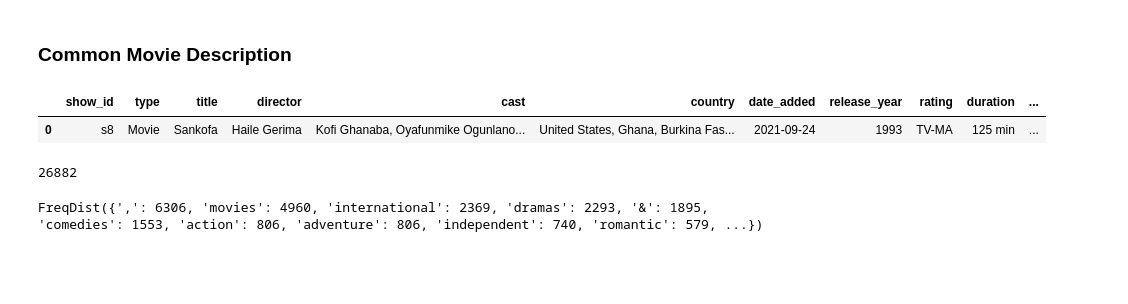
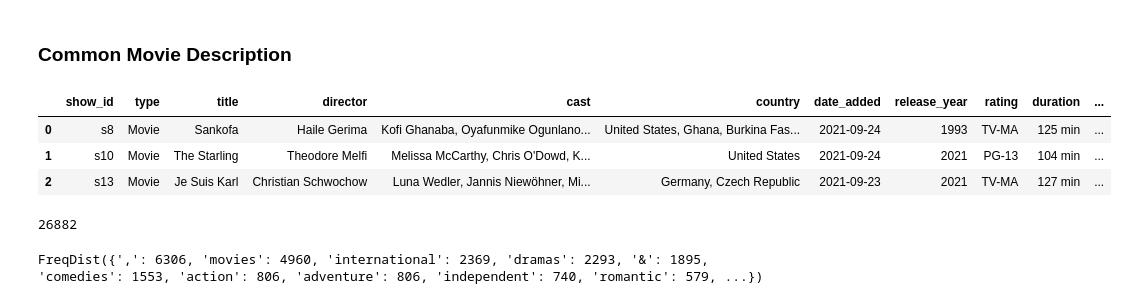
Before and after one commit to SunpreetSChahal/Netflix_EDA-ML, a Jupyter notebook: Netflix Data - EDA and ML Practice.ipynb, the cells around one changed output. Saved outputs shown, nothing was run; the diff lists cells and outputs as text; code cells hidden in the pictures; blank space fills up the shorter version.

```diff
--- a/Netflix Data - EDA and ML Practice.ipynb
+++ b/Netflix Data - EDA and ML Practice.ipynb
@@ -194,10 +206,12 @@ plt.minorticks_on()
 # %% [markdown]
 ### Common Movie Description
 # %%
-movies.head(1)
+movies.head(3)
 # %% [output]
 |  | show_id | type | title | director | cast | country | date_added | release_year | rating | duration | ... |
 | 0 | s8 | Movie | Sankofa | Haile Gerima | Kofi Ghanaba, Oyafunmike Ogunlano... | United States, Ghana, Burkina Fas... | 2021-09-24 | 1993 | TV-MA | 125 min | ... |
+| 1 | s10 | Movie | The Starling | Theodore Melfi | Melissa McCarthy, Chris O'Dowd, K... | United States | 2021-09-24 | 2021 | PG-13 | 104 min | ... |
+| 2 | s13 | Movie | Je Suis Karl | Christian Schwochow | Luna Wedler, Jannis Niewöhner, Mi... | Germany, Czech Republic | 2021-09-23 | 2021 | TV-MA | 127 min | ... |
 # %%
 # We want to look at the description of the movies
 # Since we want to tokenize the words, we need to convert the column into dtye: string
```
Also changed, not shown: parts of 3 cells of this notebook.
